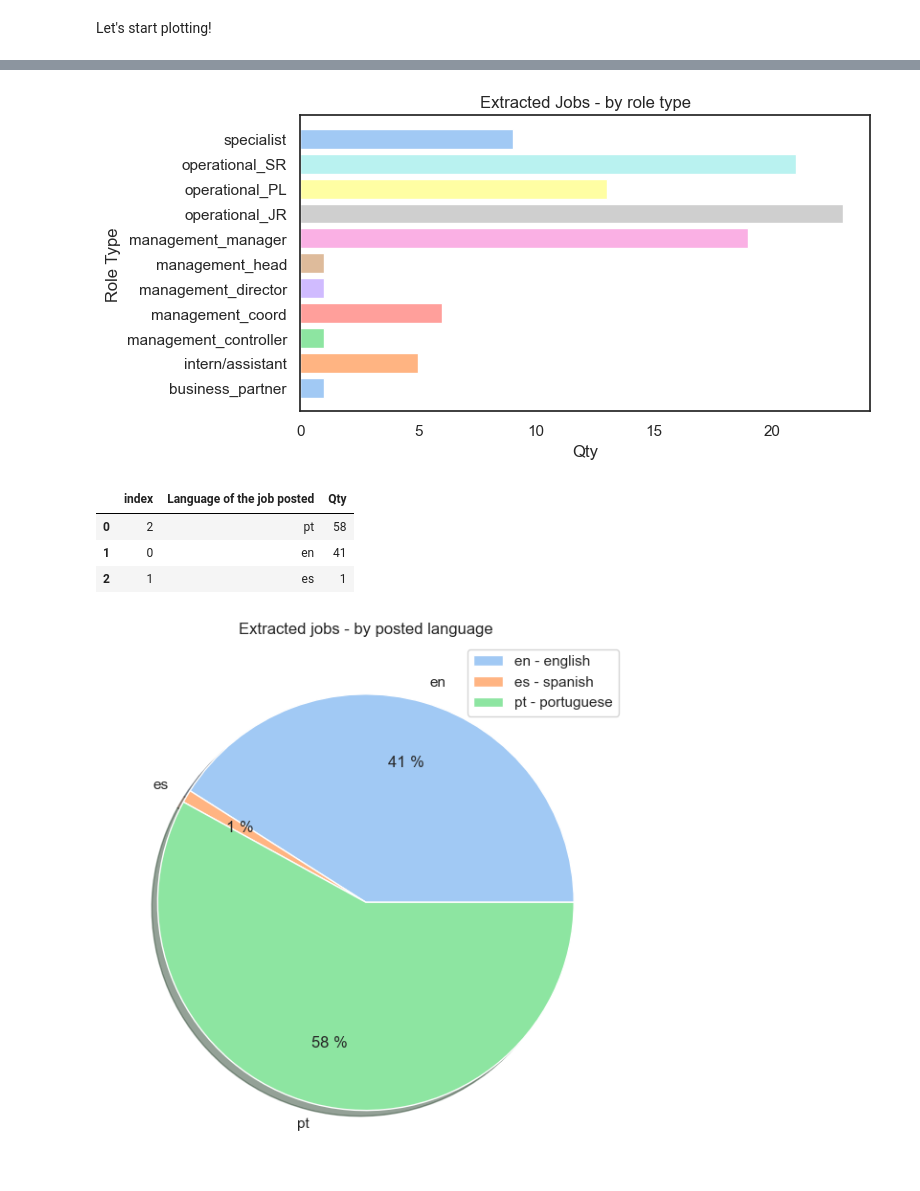
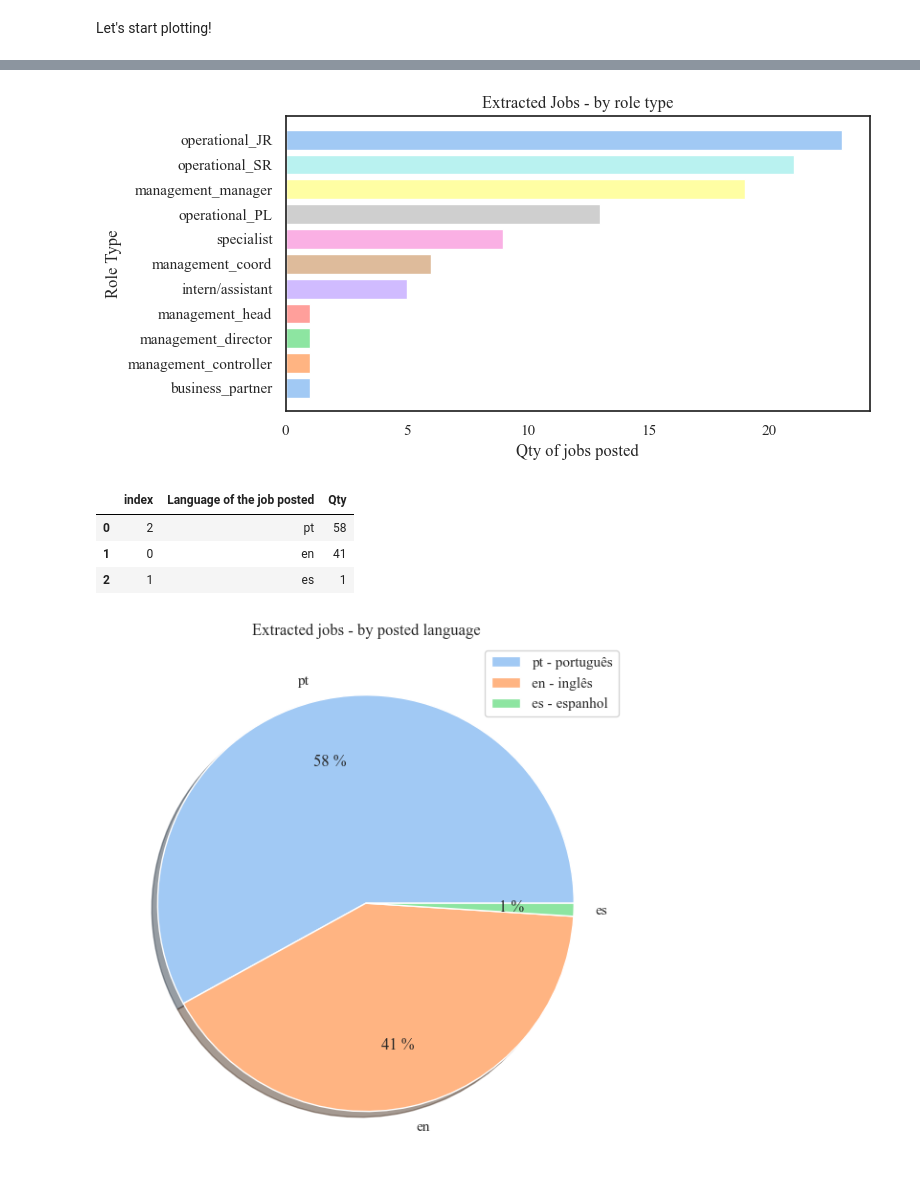
Before and after one commit to ivanrmello/berle-means, a Jupyter notebook: research-in-acc-sciences/accountant-profile-in-startups/02_charts_and_eda.ipynb, the cells around one changed output, grey strips where cells are left out. Saved outputs shown, nothing was run; the diff lists cells and outputs as text; code cells hidden in the pictures.

Commit message:
feat: :zap: Adding the option of plotting charts using Times New Roman

```diff
--- a/research-in-acc-sciences/accountant-profile-in-startups/02_charts_and_eda.ipynb
+++ b/research-in-acc-sciences/accountant-profile-in-startups/02_charts_and_eda.ipynb
@@ -1,5 +1,6 @@
 # %%
 import matplotlib.pyplot as plt
+plt.rcParams.update({'font.family':'Times New Roman'})
 import seaborn as sns
 import pandas as pd
 # %%
@@ -66,29 +43,31 @@ dframe_job_title_type.sort_values('Qty',ascending=False).reset_index()
 # %%
 plt.figure(figsize=(8,4), tight_layout=True)
-colors = sns.color_palette('pastel')
+colors = sns.color_palette("pastel")
 plt.barh(dframe_job_title_type['Job Title Type'], dframe_job_title_type['Qty'], color=colors)
-plt.xlabel('Qty')
+plt.xlabel('Qty of jobs posted')
 plt.ylabel('Role Type')
 plt.title('Extracted Jobs - by role type')
 plt.show()
 # %% [output]
-[figure, old version]
+[figure, new version]
 # %%
 dframe_job_lang = dframe.groupby(['job_main_responsabilities_lang'],as_index=False)['job_extraction_timestamp'].count()
 dframe_job_lang.columns = ['Language of the job posted','Qty']
-dframe_job_lang.sort_values('Qty',ascending=False).reset_index()
+dframe_job_lang = dframe_job_lang.sort_values('Qty',ascending=False).reset_index()
-# %% [output]
-|  | index | Language of the job posted | Qty |
-| 0 | 2 | pt | 58 |
-| 1 | 0 | en | 41 |
-| 2 | 1 | es | 1 |
+# %%
+dframe_job_lang
+# %% [output]
+|  | index | Language of the job posted | Qty |
+| 0 | 2 | pt | 58 |
+| 1 | 0 | en | 41 |
+| 2 | 1 | es | 1 |
 # %%
 colors = sns.color_palette('pastel')
 plt.figure(figsize=(7, 6), tight_layout=True)
 plt.pie(dframe_job_lang['Qty'], labels=dframe_job_lang['Language of the job posted'], pctdistance=.7, autopct='%.0f %%',
           colors=colors, shadow=True)
 plt.title('Extracted jobs - by posted language')
-plt.legend(['en - english','es - spanish', 'pt - portuguese'])
+plt.legend(['pt - português','en - inglês', 'es - espanhol'])
 plt.show()
 # %% [output]
-[figure, old version]
+[figure, new version]
```
Also changed, not shown: parts of 3 cells of this notebook.
